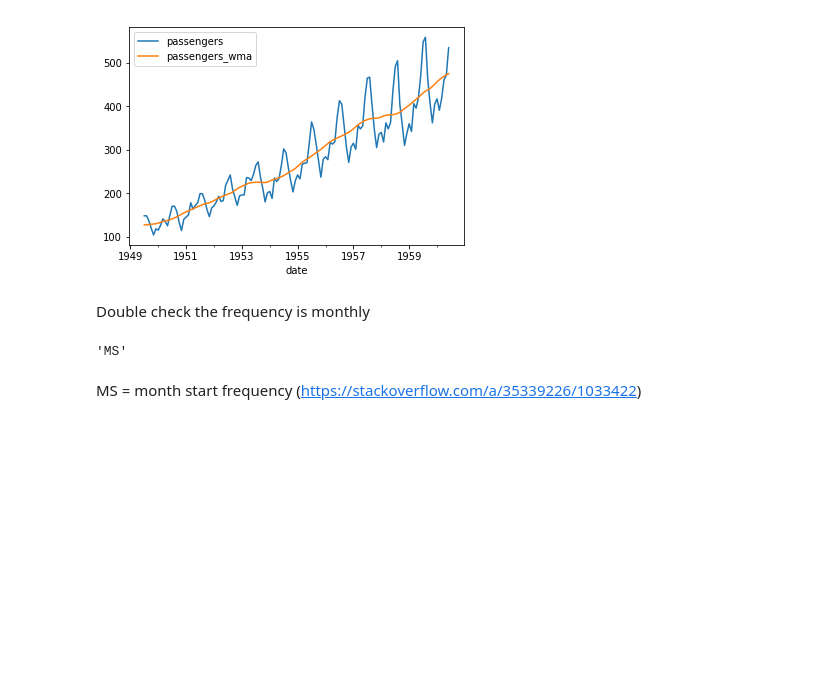
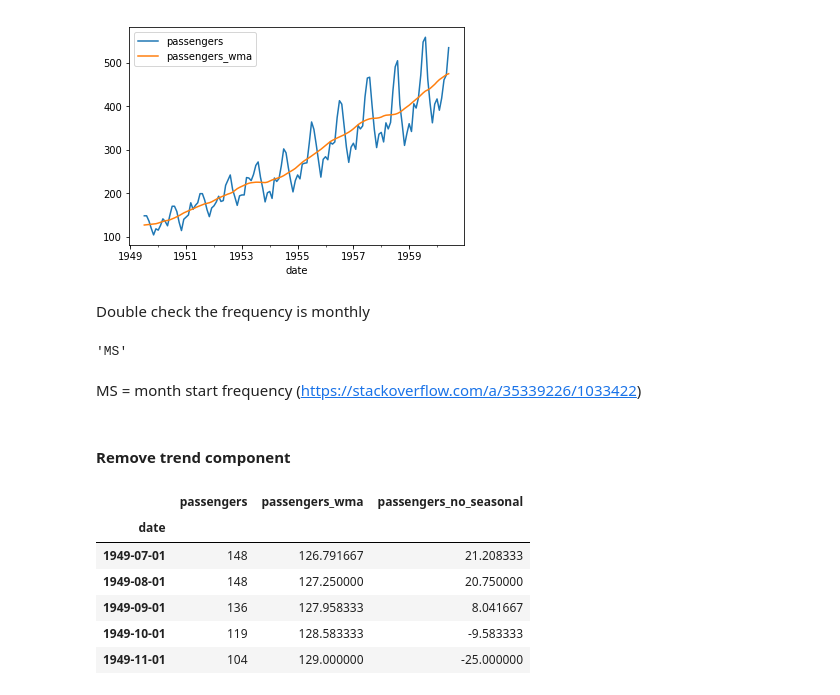
Before and after one commit to snowch-notes/statistics-old, a Jupyter notebook: timeseries/estimating_ts_components.ipynb, the cells around one changed output. Saved outputs shown, nothing was run; the diff lists cells and outputs as text; code cells hidden in the pictures; blank space fills up the shorter version.

```diff
--- a/timeseries/estimating_ts_components.ipynb
+++ b/timeseries/estimating_ts_components.ipynb
@@ -121,3 +123,25 @@ pd.infer_freq(flights.index)
 'MS'
 # %% [markdown]
 MS = month start frequency (https://stackoverflow.com/a/35339226/1033422)
+# %% [markdown]
+#### Remove trend component
+# %%
+flights = get_flights()
+
+flights['passengers_wma'] = flights['passengers'].rolling(
+                                            window=13, center=True
+                                        ).apply(
+                                            lambda a: weighted_mean(a), raw=False
+                                        )
+flights = flights[ ~ np.isnan(flights['passengers_wma']) ]
+
+flights['passengers_no_seasonal'] = flights['passengers'] - flights['passengers_wma']
+flights.head()
+# %% [output]
+|  | passengers | passengers_wma | passengers_no_seasonal |
+| date |  |  |  |
+| 1949-07-01 | 148 | 126.791667 | 21.208333 |
+| 1949-08-01 | 148 | 127.250000 | 20.750000 |
+| 1949-09-01 | 136 | 127.958333 | 8.041667 |
+| 1949-10-01 | 119 | 128.583333 | -9.583333 |
+| 1949-11-01 | 104 | 129.000000 | -25.000000 |
```
Also changed, not shown: parts of 3 cells of this notebook, 1 other file.
